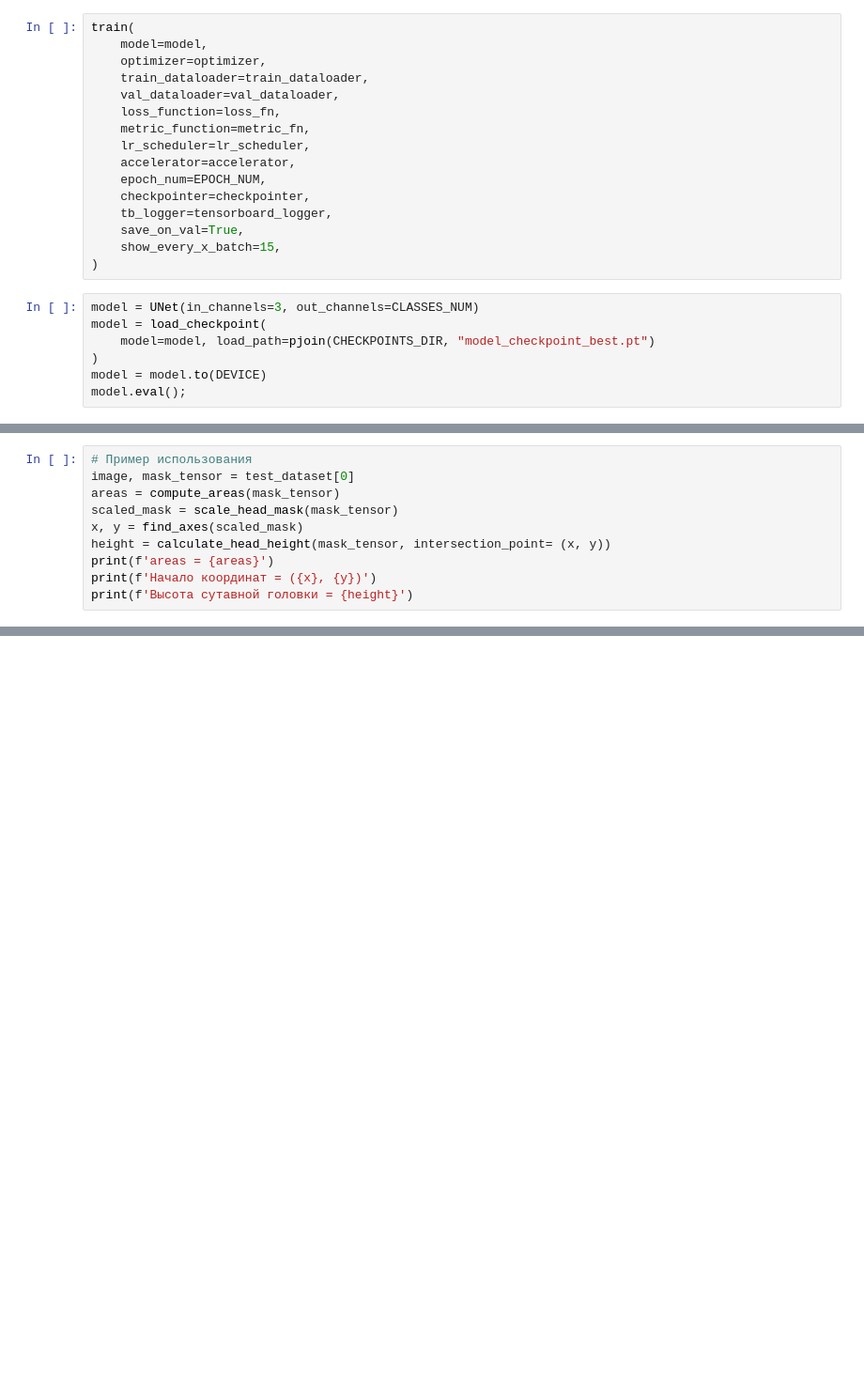
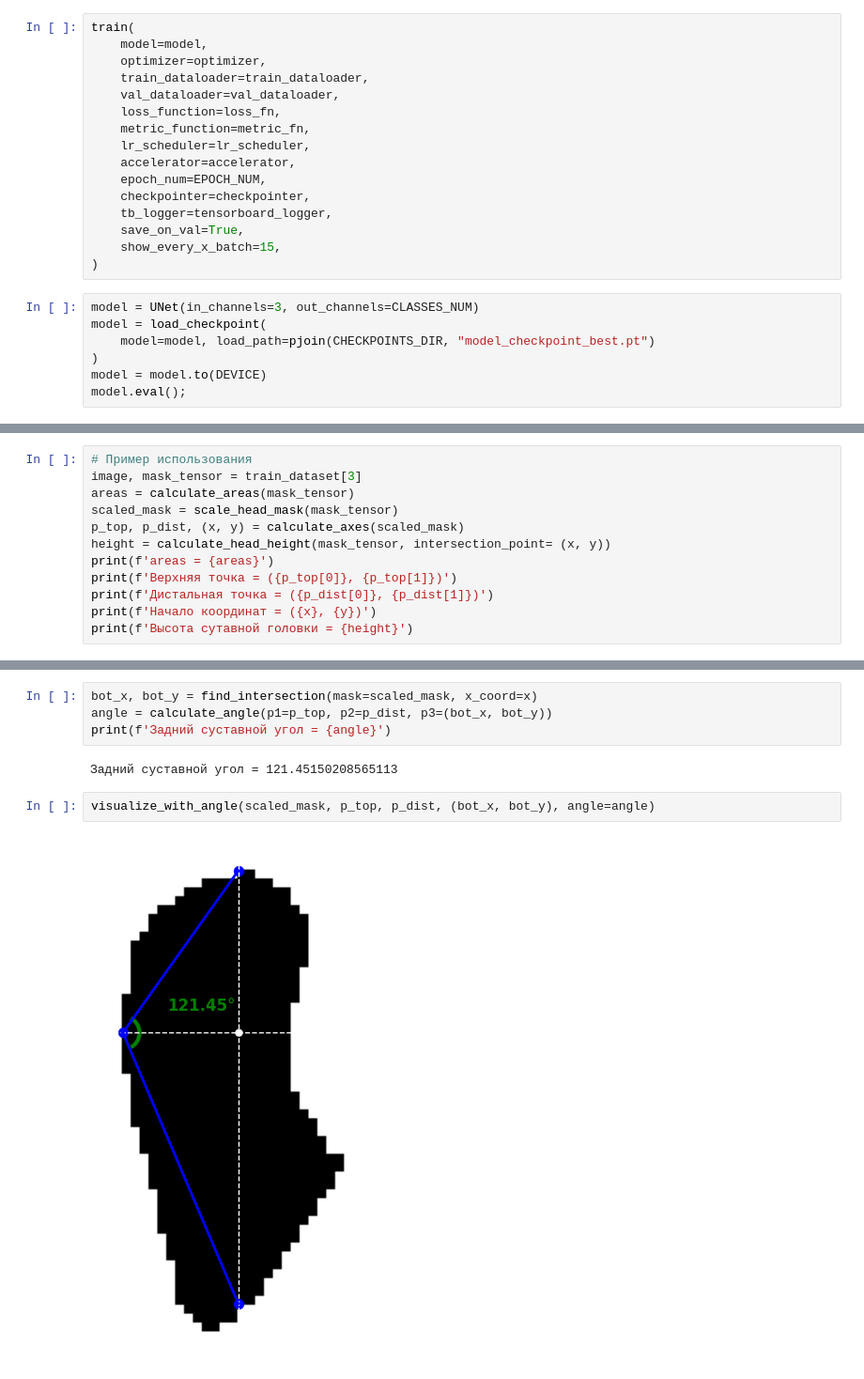
Before and after one commit to tzopiz/TMJ, a Jupyter notebook: main.ipynb, the cells around one changed output, grey strips where cells are left out. Shown: that part at 94% size. Saved outputs shown, nothing was run; the diff lists cells and outputs as text; blank space fills up the shorter version.

Commit message:
add angle calculating and visualizing

```diff
--- a/main.ipynb
+++ b/main.ipynb
@@ -220,11 +200,13 @@ visualize_prediction(
 # %%
 # Пример использования
-image, mask_tensor = test_dataset[0]
-areas = compute_areas(mask_tensor)
+image, mask_tensor = train_dataset[3]
+areas = calculate_areas(mask_tensor)
 scaled_mask = scale_head_mask(mask_tensor)
-x, y = find_axes(scaled_mask)
+p_top, p_dist, (x, y) = calculate_axes(scaled_mask)
 height = calculate_head_height(mask_tensor, intersection_point= (x, y))
 print(f'areas = {areas}')
+print(f'Верхняя точка = ({p_top[0]}, {p_top[1]})')
+print(f'Дистальная точка = ({p_dist[0]}, {p_dist[1]})')
 print(f'Начало координат = ({x}, {y})')
 print(f'Высота сутавной головки = {height}')
 # %% [output]
@@ -237,0 +222,10 @@ visualize_with_axes(scaled_mask, x, y, height=height)
+# %%
+bot_x, bot_y = find_intersection(mask=scaled_mask, x_coord=x)
+angle = calculate_angle(p1=p_top, p2=p_dist, p3=(bot_x, bot_y))
+print(f'Задний суставной угол = {angle}')
+# %% [output]
+Задний суставной угол = 121.45150208565113
+# %%
+visualize_with_angle(scaled_mask, p_top, p_dist, (bot_x, bot_y), angle=angle)
+# %% [output]
+[figure, added]
```
Also changed, not shown: parts of 7 cells of this notebook, 3 other files.
